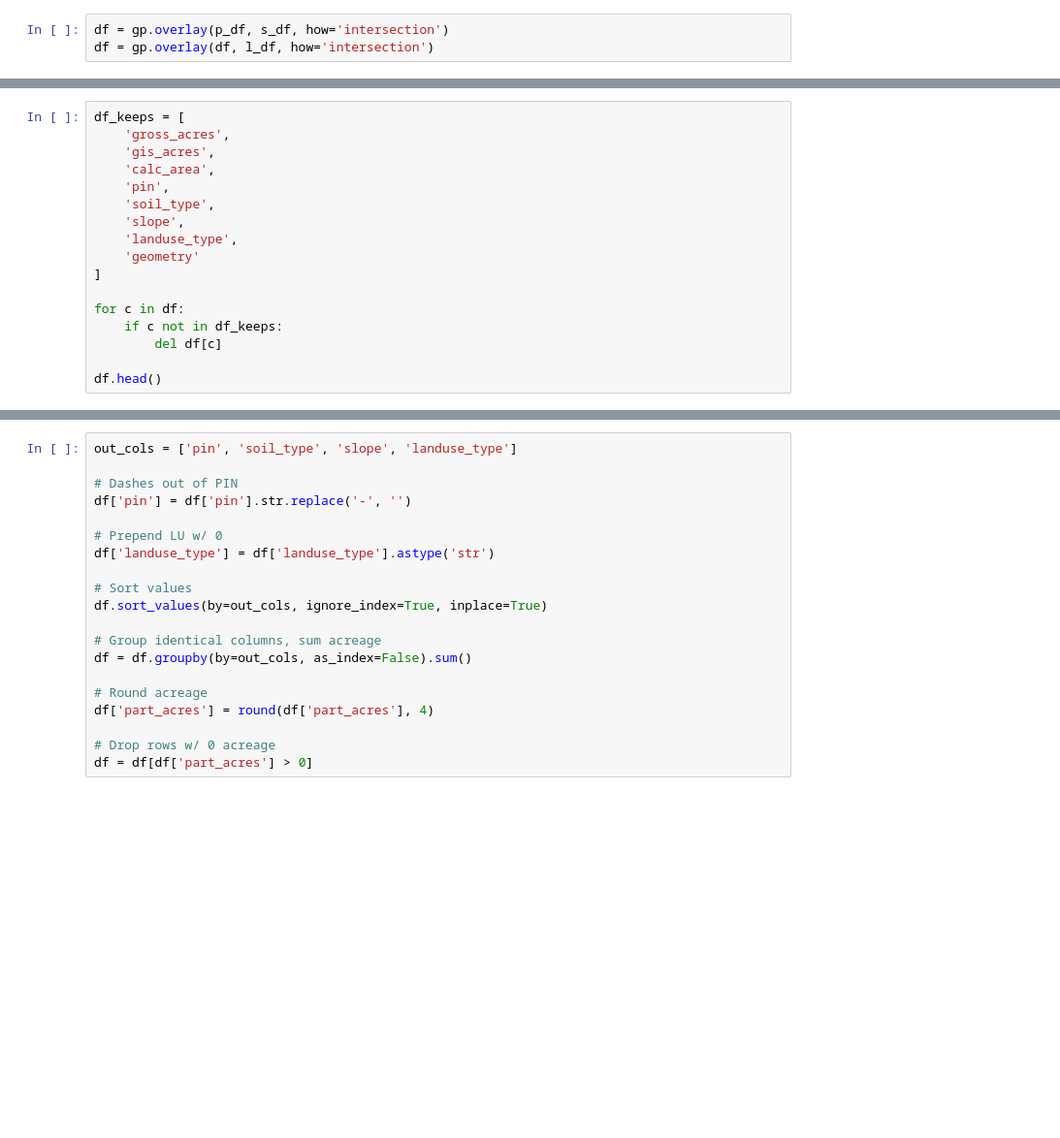
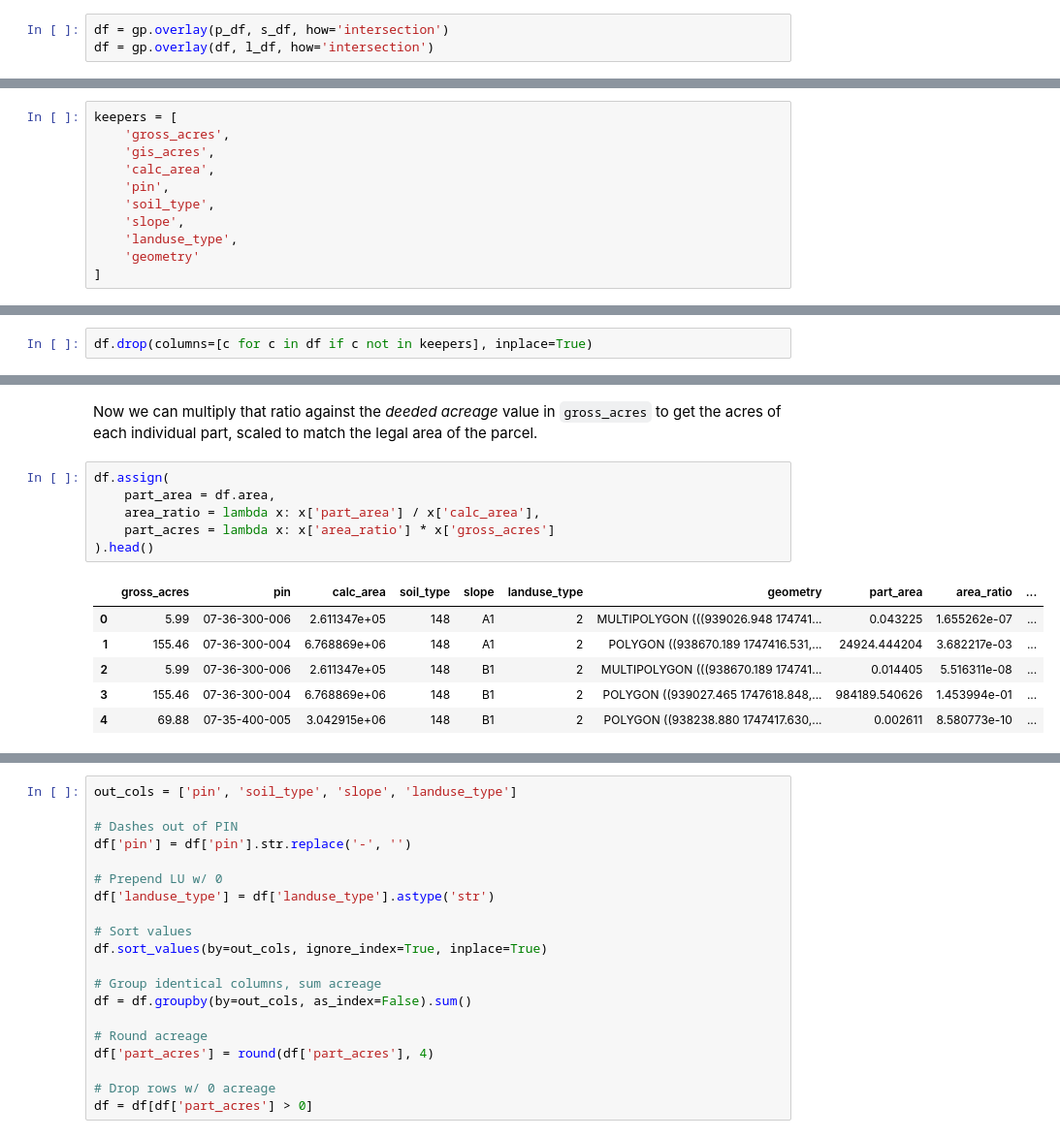
Before and after one commit to kcgis/farm-cards, a Jupyter notebook: farm-cards.ipynb, the cells around one changed output, grey strips where cells are left out. Shown at 97% size. Saved outputs shown, nothing was run; the diff lists cells and outputs as text; blank space fills up the shorter version.

```diff
--- a/farm-cards.ipynb
+++ b/farm-cards.ipynb
@@ -254,5 +274,5 @@ df = gp.overlay(df, l_df, how='intersection')
 # %%
-df_keeps = [
+keepers = [
     'gross_acres',
     'gis_acres',
     'calc_area',
@@ -262,9 +282,3 @@ df_keeps = [
     'landuse_type',
     'geometry'
 ]
-
-for c in df:
-    if c not in df_keeps:
-        del df[c]
-
-df.head()
@@ -270,0 +289,2 @@ df.head()
+# %%
+df.drop(columns=[c for c in df if c not in keepers], inplace=True)
@@ -270,0 +342,15 @@ df.head()
+# %% [markdown]
+Now we can  multiply that ratio against the *deeded acreage* value in `gross_acres` to get the acres of each individual part, scaled to match the legal area of the parcel.
+# %%
+df.assign(
+    part_area = df.area,
+    area_ratio = lambda x: x['part_area'] / x['calc_area'],
+    part_acres = lambda x: x['area_ratio'] * x['gross_acres']
+).head()
+# %% [output]
+|  | gross_acres | pin | calc_area | soil_type | slope | landuse_type | geometry | part_area | area_ratio | ... |
+| 0 | 5.99 | 07-36-300-006 | 2.611347e+05 | 148 | A1 | 2 | MULTIPOLYGON (((939026.948 174741... | 0.043225 | 1.655262e-07 | ... |
+| 1 | 155.46 | 07-36-300-004 | 6.768869e+06 | 148 | A1 | 2 | POLYGON ((938670.189 1747416.531,... | 24924.444204 | 3.682217e-03 | ... |
+| 2 | 5.99 | 07-36-300-006 | 2.611347e+05 | 148 | B1 | 2 | MULTIPOLYGON (((938670.189 174741... | 0.014405 | 5.516311e-08 | ... |
+| 3 | 155.46 | 07-36-300-004 | 6.768869e+06 | 148 | B1 | 2 | POLYGON ((939027.465 1747618.848,... | 984189.540626 | 1.453994e-01 | ... |
+| 4 | 69.88 | 07-35-400-005 | 3.042915e+06 | 148 | B1 | 2 | POLYGON ((938238.880 1747417.630,... | 0.002611 | 8.580773e-10 | ... |
```
Also changed, not shown: parts of 46 cells of this notebook.
